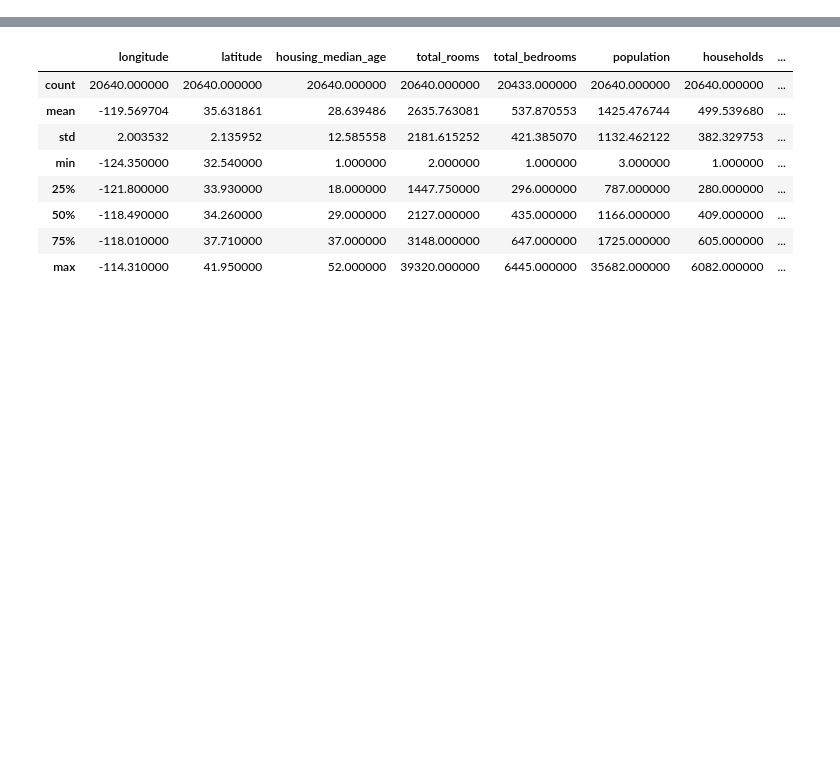
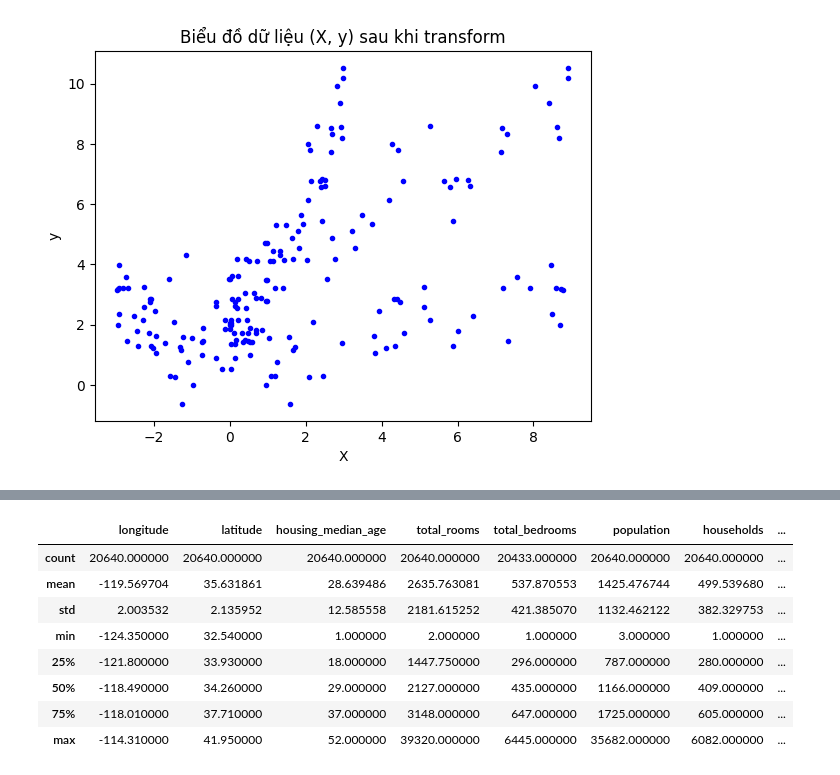
Before and after one commit to Junkohoutarou/Statistical-Machine-Learning, a Jupyter notebook: California Housing Price..ipynb, the cells around one changed output, grey strips where cells are left out. Cells and saved outputs as stored; diff of their text form; code cells hidden in the pictures; blank space fills up the shorter version.

```diff
--- a/California Housing Price..ipynb
+++ b/California Housing Price..ipynb
@@ -6,0 +30,15 @@
+# %%
+#Dữ liệu dự đoán
+X_new = np.linspace(-3, 3, 100).reshape(100, 1)
+
+#Transform X
+poly_features = PolynomialFeatures(degree=2, include_bias=False)
+X_poly = poly_features.fit_transform(X)
+X_new_poly = poly_features.fit_transform(X_new)
+plt.plot(X_poly, y,"b.")
+plt.xlabel("X")
+plt.ylabel("y")
+plt.title("Biểu đồ dữ liệu (X, y) sau khi transform")
+plt.show()
+# %% [output]
+[figure, added]
```
Also changed, not shown: parts of 52 cells of this notebook, 1 other file.
